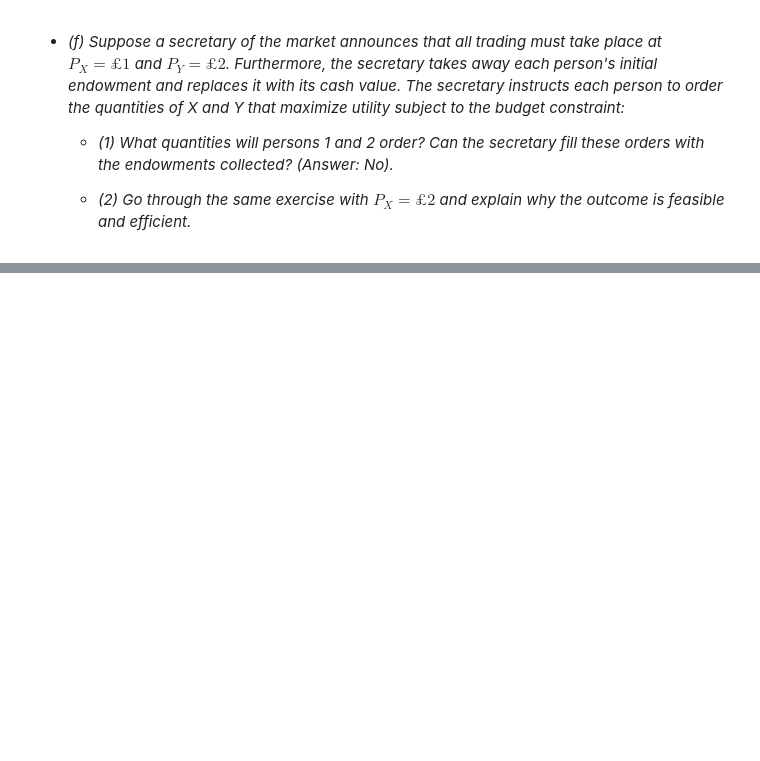
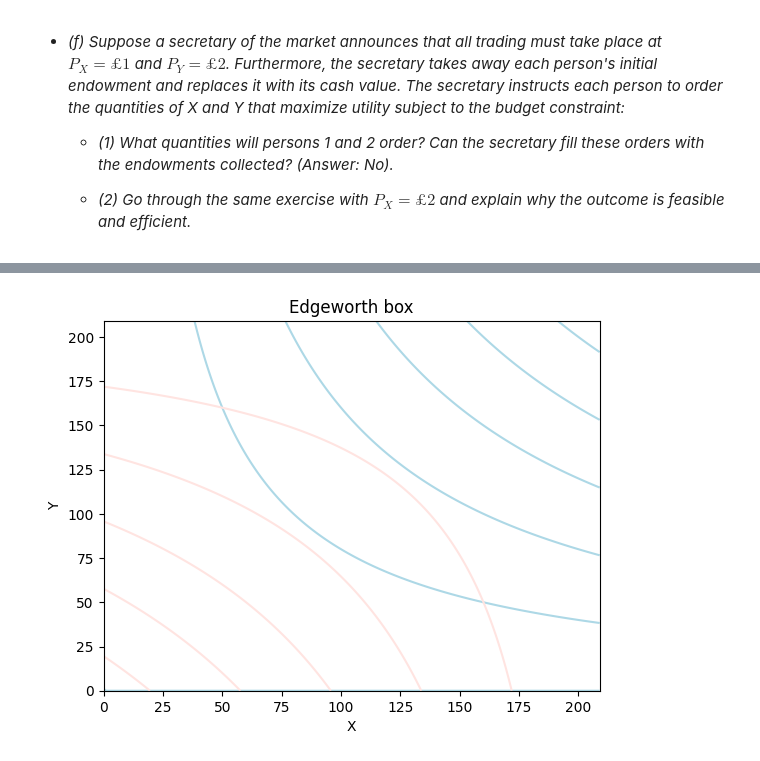
Before and after one commit to zacichan/emap, a Jupyter notebook: ECOM182 Microeconomics for Policy/ECOM182_Topic_1.ipynb, the cells around one changed output, grey strips where cells are left out. Saved outputs shown, nothing was run; the diff lists cells and outputs as text; code cells hidden in the pictures; blank space fills up the shorter version.

```diff
--- a/ECOM182 Microeconomics for Policy/ECOM182_Topic_1.ipynb
+++ b/ECOM182 Microeconomics for Policy/ECOM182_Topic_1.ipynb
@@ -238,0 +298,37 @@ If Adam is in consistent between the utility of the bundle $(D_A=5, W_A=10)$ and
+# %%
+# @title Code
+# Define the utility functions for Person 1 and Person 2
+def U1(x, y):
+    return x * y
+
+def U2(x, y):
+    return x * y
+
+# Person 1's endowment
+X1_endowment = 30
+Y1_endowment = 120
+
+# Person 2's endowment
+X2_endowment = 180
+Y2_endowment = 90
+
+# Call the draw_Ed_Bow function to draw the Edgeworth box
+draw_Ed_Bow(
+    U1=U1,
+    U2=U2,
+    Xmax=X1_endowment + X2_endowment,
+    Ymax=Y1_endowment + Y2_endowment,
+    Xmin=0,
+    Ymin=0,
+    Num_ind=6,
+    Xlab="X",
+    Ylab="Y",
+    Contract_draw=False,
+    AlPoint=None,
+    colors=["black", "Orange", "lightblue", "mistyrose"],
+    Utility_draw=True
+)
+
+plt.show()
+# %% [output]
+[figure, added]
```
Also changed, not shown: parts of 17 cells of this notebook.
